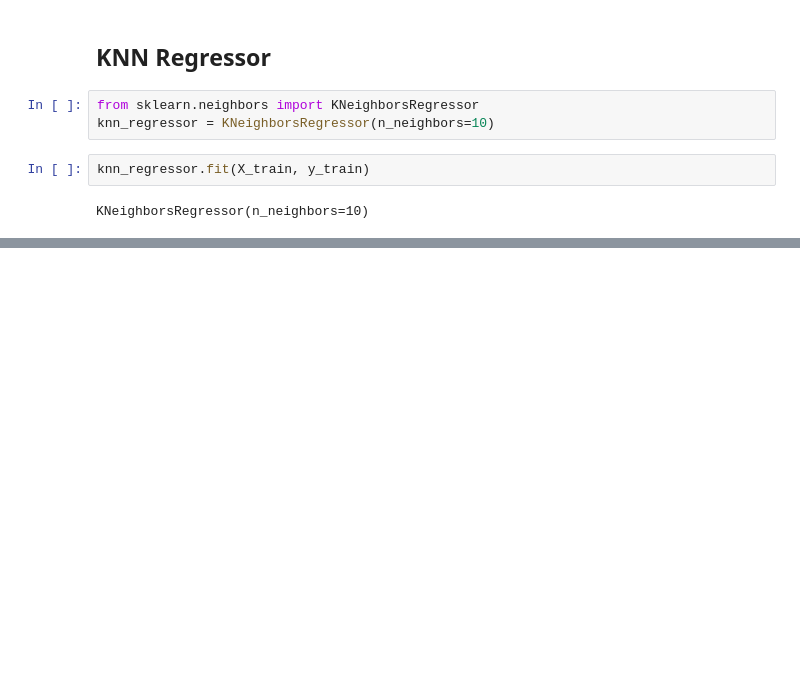
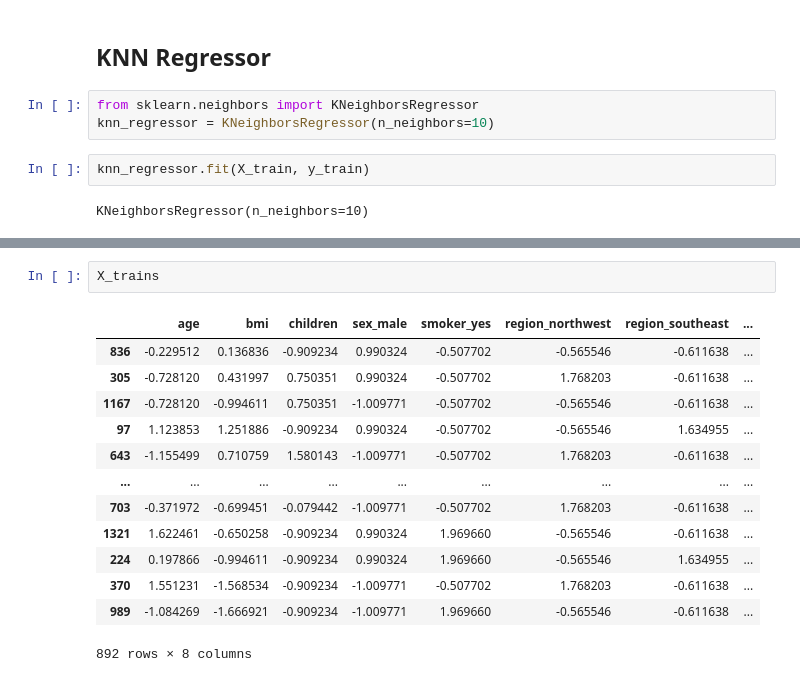
Before and after one commit to satyam-agarwal/Insurance-Premium-Prediction, a Jupyter notebook: Code/Main.ipynb, the cells around one changed output, grey strips where cells are left out. Saved outputs shown, nothing was run; the diff lists cells and outputs as text; blank space fills up the shorter version.

```diff
--- a/Code/Main.ipynb
+++ b/Code/Main.ipynb
@@ -425,0 +461,16 @@ knn_regressor.score(X_test, y_test)
+# %%
+X_trains
+# %% [output]
+|  | age | bmi | children | sex_male | smoker_yes | region_northwest | region_southeast | ... |
+| 836 | -0.229512 | 0.136836 | -0.909234 | 0.990324 | -0.507702 | -0.565546 | -0.611638 | ... |
+| 305 | -0.728120 | 0.431997 | 0.750351 | 0.990324 | -0.507702 | 1.768203 | -0.611638 | ... |
+| 1167 | -0.728120 | -0.994611 | 0.750351 | -1.009771 | -0.507702 | -0.565546 | -0.611638 | ... |
+| 97 | 1.123853 | 1.251886 | -0.909234 | 0.990324 | -0.507702 | -0.565546 | 1.634955 | ... |
+| 643 | -1.155499 | 0.710759 | 1.580143 | -1.009771 | -0.507702 | 1.768203 | -0.611638 | ... |
+| ... | ... | ... | ... | ... | ... | ... | ... | ... |
+| 703 | -0.371972 | -0.699451 | -0.079442 | -1.009771 | -0.507702 | 1.768203 | -0.611638 | ... |
+| 1321 | 1.622461 | -0.650258 | -0.909234 | 0.990324 | 1.969660 | -0.565546 | -0.611638 | ... |
+| 224 | 0.197866 | -0.994611 | -0.909234 | 0.990324 | 1.969660 | -0.565546 | 1.634955 | ... |
+| 370 | 1.551231 | -1.568534 | -0.909234 | -1.009771 | -0.507702 | 1.768203 | -0.611638 | ... |
+| 989 | -1.084269 | -1.666921 | -0.909234 | -1.009771 | 1.969660 | -0.565546 | -0.611638 | ... |
+892 rows × 8 columns
```
Also changed, not shown: parts of 28 cells of this notebook.
